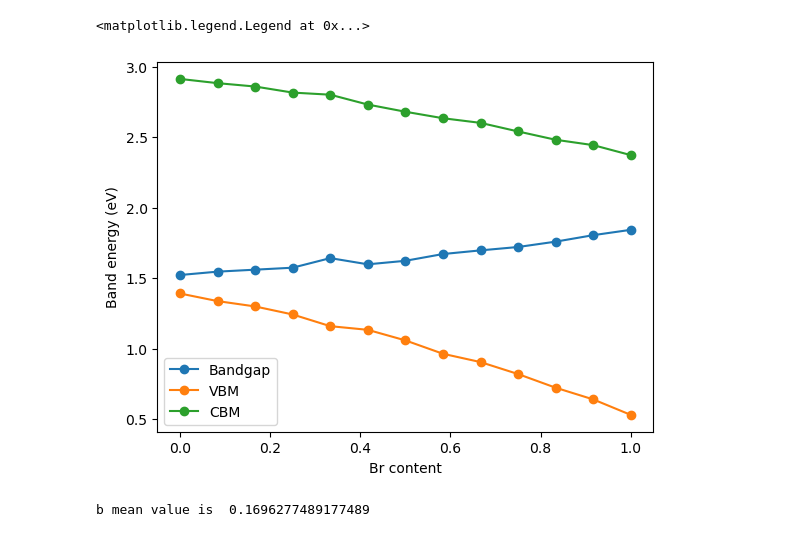
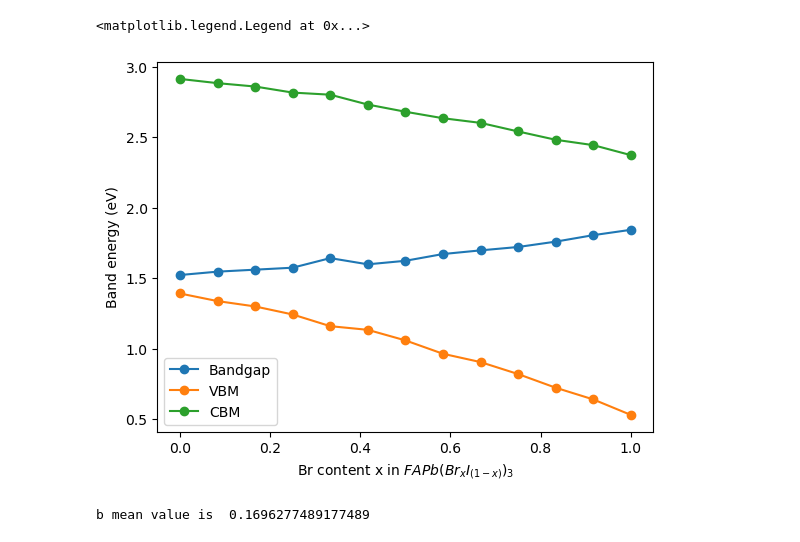
Before and after one commit to SAMAece/Jupyterlab, a Jupyter notebook: Used/bandgap/bandgap_GGA.ipynb, the cells around one changed output. Saved outputs shown, nothing was run; the diff lists cells and outputs as text; code cells hidden in the pictures.

```diff
--- a/Used/bandgap/bandgap_GGA.ipynb
+++ b/Used/bandgap/bandgap_GGA.ipynb
@@ -1,23 +1,23 @@
 # %%
 import pandas as pd
 import matplotlib.pyplot as plt
 import numpy as np
 
 bg = pd.DataFrame({"Bandgap":[1.523,1.547,1.561,1.575,1.643,1.599,1.624,1.672,1.698,1.722,1.760,1.806,1.844],
 "VBM":[1.392,1.338,1.300,1.243,1.160,1.134,1.059,0.964,0.905,0.820,0.723,0.640,0.530],
 "CBM":[2.915,2.885,2.861,2.818,2.803,2.733,2.682,2.636,2.603,2.542,2.483,2.445,2.374]})
 
 bg["x"] = np.linspace(0,1,13)
 
 plt.plot(bg.x,bg.Bandgap,marker='o',label = "Bandgap")
 plt.plot(bg.x,bg.VBM,marker='o',label = "VBM")
 plt.plot(bg.x,bg.CBM,marker='o',label = "CBM")
-plt.xlabel("Br content")
+plt.xlabel("Br content x in $FAPb(Br_xI_{(1-x)})_3$")
 plt.ylabel("Band energy (eV)")
 plt.legend()
 # %% [output]
 <matplotlib.legend.Legend at 0x...>
-[figure, old version]
+[figure, new version]
 # %%
 # delete the error point Br4I8
 bg = bg.drop(index=4)
```
Also changed, not shown: 3 other files.
